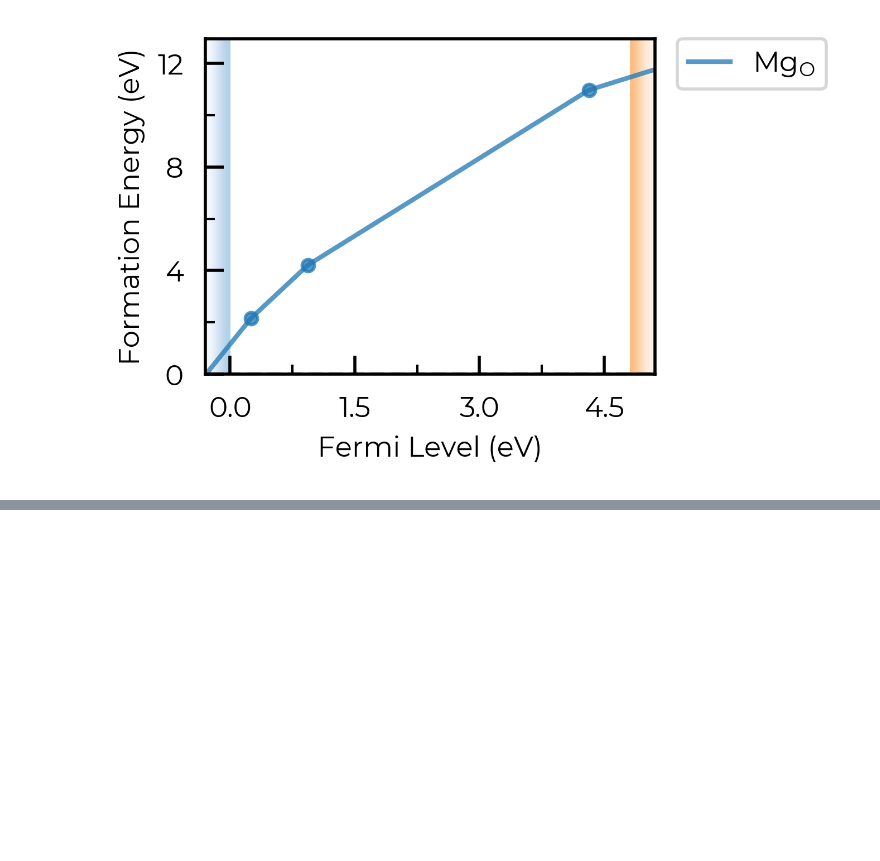
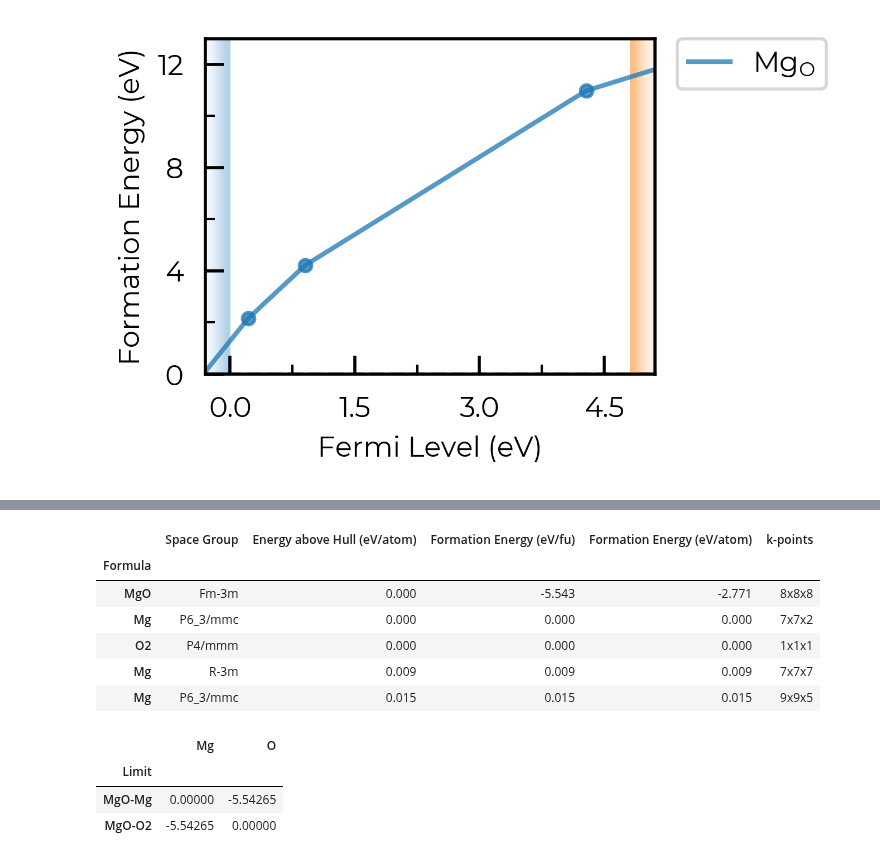
Before and after one commit to SMTG-Bham/doped, a Jupyter notebook: examples/Competing_phases_QE.ipynb, the cells around one changed output, grey strips where cells are left out. Cells and saved outputs as stored; diff of their text form; code cells hidden in the pictures; blank space fills up the shorter version.

```diff
--- a/examples/Competing_phases_QE.ipynb
+++ b/examples/Competing_phases_QE.ipynb
@@ -377,0 +424,15 @@ fig = MgO_thermo_QE.plot(limit="MgO-Mg", chempot_table=False)
+# %%
+from doped.chemical_potentials import CompetingPhasesAnalyzerQE
+
+QE_PBESOL_DIR = "../tests/data/espresso/MgO_qe/Competing_Phases_PBESol"
+# the higher-cutoff MgO and fixed-cell-relaxed O2 outputs, plus the three Mg polymorphs; passed as an
+# explicit list of paths as these are not all in the `<phase>/espresso_std` layout (see above):
+QE_PBESOL_XMLS = [
+    f"{QE_PBESOL_DIR}/Newer_cutoffs/MgO_Fm-3m_EaH_0_PBESol.xml.gz",
+    f"{QE_PBESOL_DIR}/O2_mmm_EaH_0/relax/O2_mmm_EaH_0_PBESol_relaxed.xml.gz",
+    f"{QE_PBESOL_DIR}/Mg_Fm-3m_EaH_0/espresso_std/espresso.xml.gz",
+    f"{QE_PBESOL_DIR}/Mg_P6_3mmc_EaH_0.009/espresso_std/espresso.xml.gz",
+    f"{QE_PBESOL_DIR}/Mg_R-3m_EaH_0.003/espresso_std/espresso.xml.gz",
+]
+
+cpa_QE_PBESol = CompetingPhasesAnalyzerQE(composition="MgO", entries=QE_PBESOL_XMLS)
@@ -377,0 +446,17 @@ fig = MgO_thermo_QE.plot(limit="MgO-Mg", chempot_table=False)
+# %%
+cpa_QE_PBESol.get_formation_energy_df()
+# %% [output]
+|  | Space Group | Energy above Hull (eV/atom) | Formation Energy (eV/fu) | Formation Energy (eV/atom) | k-points |
+| Formula |  |  |  |  |  |
+| MgO | Fm-3m | 0.000 | -5.543 | -2.771 | 8x8x8 |
+| Mg | P6_3/mmc | 0.000 | 0.000 | 0.000 | 7x7x2 |
+| O2 | P4/mmm | 0.000 | 0.000 | 0.000 | 1x1x1 |
+| Mg | R-3m | 0.009 | 0.009 | 0.009 | 7x7x7 |
+| Mg | P6_3/mmc | 0.015 | 0.015 | 0.015 | 9x9x5 |
+# %%
+cpa_QE_PBESol.chempots_df
+# %% [output]
+|  | Mg | O |
+| Limit |  |  |
+| MgO-Mg | 0.00000 | -5.54265 |
+| MgO-O2 | -5.54265 | 0.00000 |
```
Also changed, not shown: parts of 24 cells of this notebook, 3 other files.
